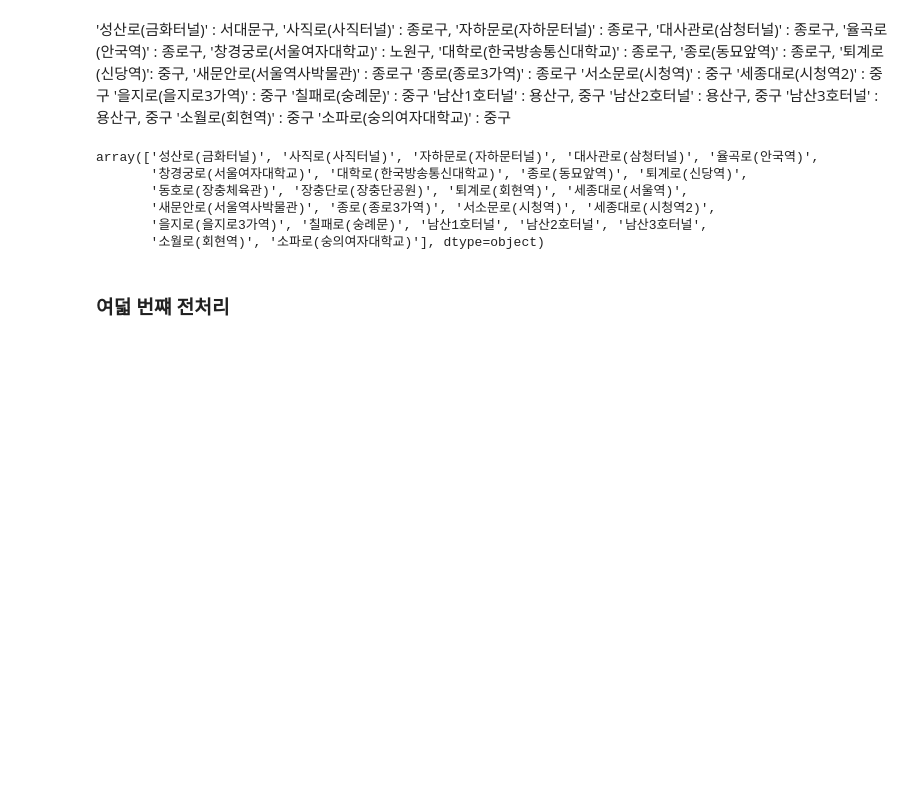
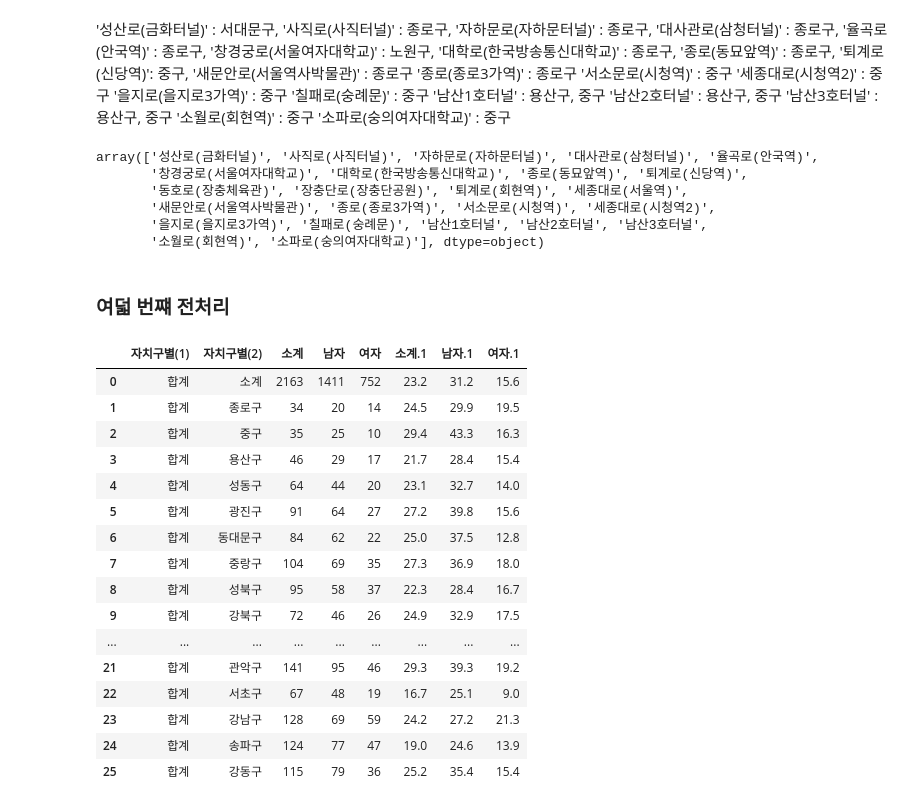
Before and after one commit to CityCrimeResearch/MidProject, a Jupyter notebook: ipynbTest/Junhyeok/Processing2.ipynb, the cells around one changed output. Drawn from its saved outputs; the diff is of its cells as text; code cells hidden in the pictures; blank space fills up the shorter version.

```diff
--- a/ipynbTest/Junhyeok/Processing2.ipynb
+++ b/ipynbTest/Junhyeok/Processing2.ipynb
@@ -626,4 +626,23 @@ traffic_df.to_csv('data/processed/도심지점별교통량량 2023까지.csv', e
 ### 여덟 번쨰 전처리
 # %%
 # 등록외국인 국적별 현황 데이터를 가져온다.
-foreigner_df = pd.read_csv("data/raw/고용지표_20250529155101.csv")
+suicide_df = pd.read_csv("data/raw/자살률(구별)_20250530094524.csv", skiprows= 3)
+suicide_df
+# %% [output]
+|  | 자치구별(1) | 자치구별(2) | 소계 | 남자 | 여자 | 소계.1 | 남자.1 | 여자.1 |
+| 0 | 합계 | 소계 | 2163 | 1411 | 752 | 23.2 | 31.2 | 15.6 |
+| 1 | 합계 | 종로구 | 34 | 20 | 14 | 24.5 | 29.9 | 19.5 |
+| 2 | 합계 | 중구 | 35 | 25 | 10 | 29.4 | 43.3 | 16.3 |
+| 3 | 합계 | 용산구 | 46 | 29 | 17 | 21.7 | 28.4 | 15.4 |
+| 4 | 합계 | 성동구 | 64 | 44 | 20 | 23.1 | 32.7 | 14.0 |
+| 5 | 합계 | 광진구 | 91 | 64 | 27 | 27.2 | 39.8 | 15.6 |
+| 6 | 합계 | 동대문구 | 84 | 62 | 22 | 25.0 | 37.5 | 12.8 |
+| 7 | 합계 | 중랑구 | 104 | 69 | 35 | 27.3 | 36.9 | 18.0 |
+| 8 | 합계 | 성북구 | 95 | 58 | 37 | 22.3 | 28.4 | 16.7 |
+| 9 | 합계 | 강북구 | 72 | 46 | 26 | 24.9 | 32.9 | 17.5 |
+| ... | ... | ... | ... | ... | ... | ... | ... | ... |
+| 21 | 합계 | 관악구 | 141 | 95 | 46 | 29.3 | 39.3 | 19.2 |
+| 22 | 합계 | 서초구 | 67 | 48 | 19 | 16.7 | 25.1 | 9.0 |
+| 23 | 합계 | 강남구 | 128 | 69 | 59 | 24.2 | 27.2 | 21.3 |
+| 24 | 합계 | 송파구 | 124 | 77 | 47 | 19.0 | 24.6 | 13.9 |
+| 25 | 합계 | 강동구 | 115 | 79 | 36 | 25.2 | 35.4 | 15.4 |
```
Also changed, not shown: parts of 5 cells of this notebook, 1 other file.
